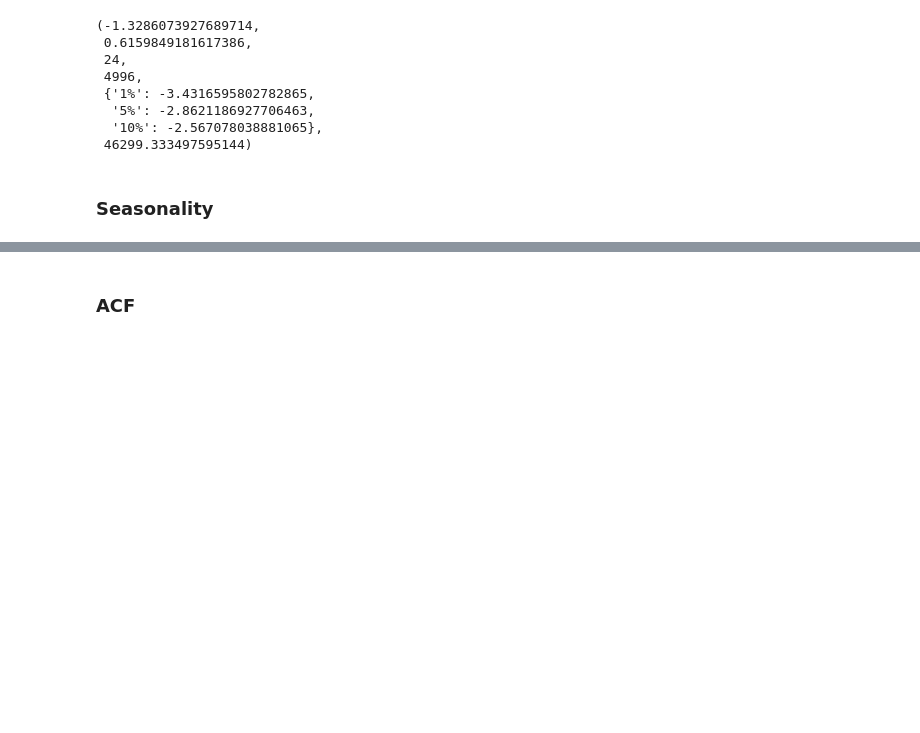
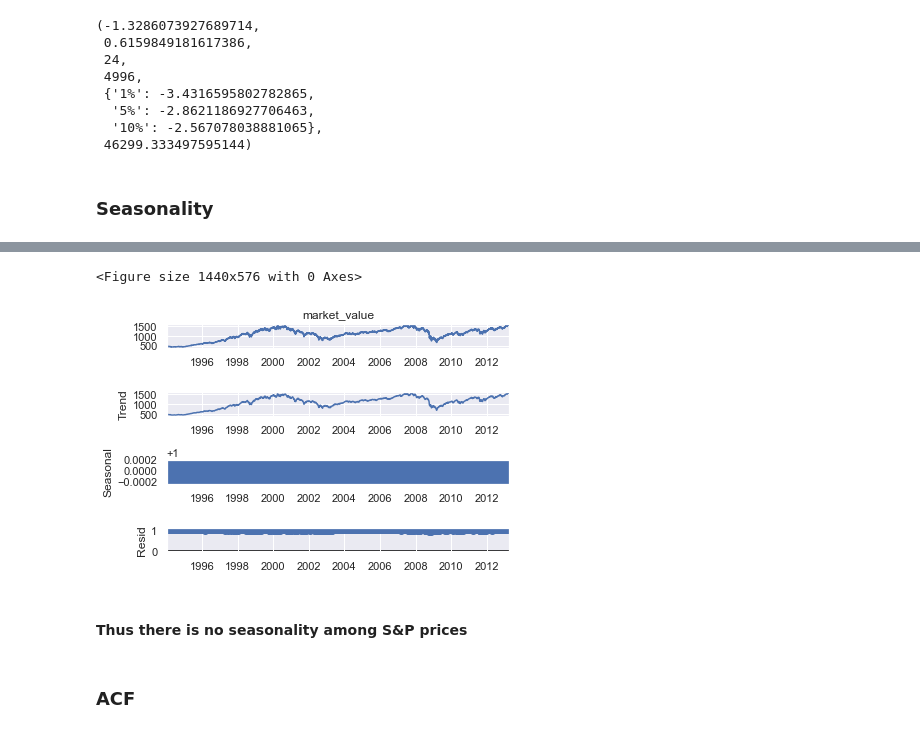
Before and after one commit to herbert0419/Hands-on, a Jupyter notebook: Time Series Analysis in Python/Section 5/S_5_L_21/Working with White Noise.ipynb, the cells around one changed output, grey strips where cells are left out. Saved outputs shown, nothing was run; the diff lists cells and outputs as text; code cells hidden in the pictures; blank space fills up the shorter version.

```diff
--- a/Time Series Analysis in Python/Section 5/S_5_L_21/Working with White Noise.ipynb
+++ b/Time Series Analysis in Python/Section 5/S_5_L_21/Working with White Noise.ipynb
@@ -192,3 +200,13 @@ sts.adfuller(df.rwalk) # shows non-stationary variations
+# %%
+s_dec_multiplicative = seasonal_decompose(df.market_value,model="multiplicative")
+plt.figure(figsize = (20,8))
+s_dec_multiplicative.plot()
+plt.show()
+# %% [output]
+<Figure size 1440x576 with 0 Axes>
+[figure, added]
+# %% [markdown]
+#### Thus there is no seasonality among S&P prices
 # %% [markdown]
 ### ACF
 # %% [markdown]
```
Also changed, not shown: parts of 5 cells of this notebook.
